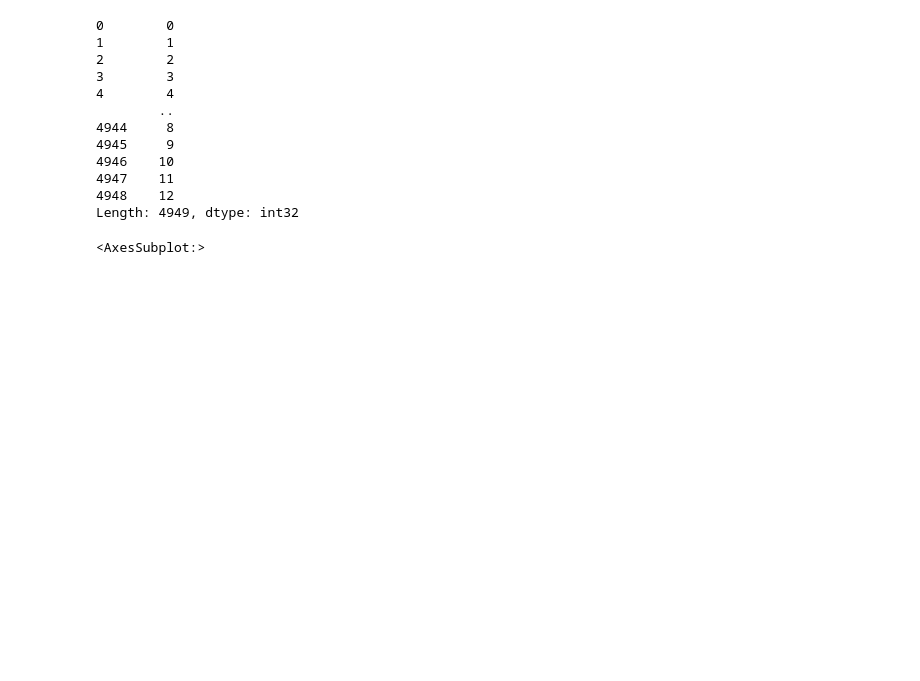
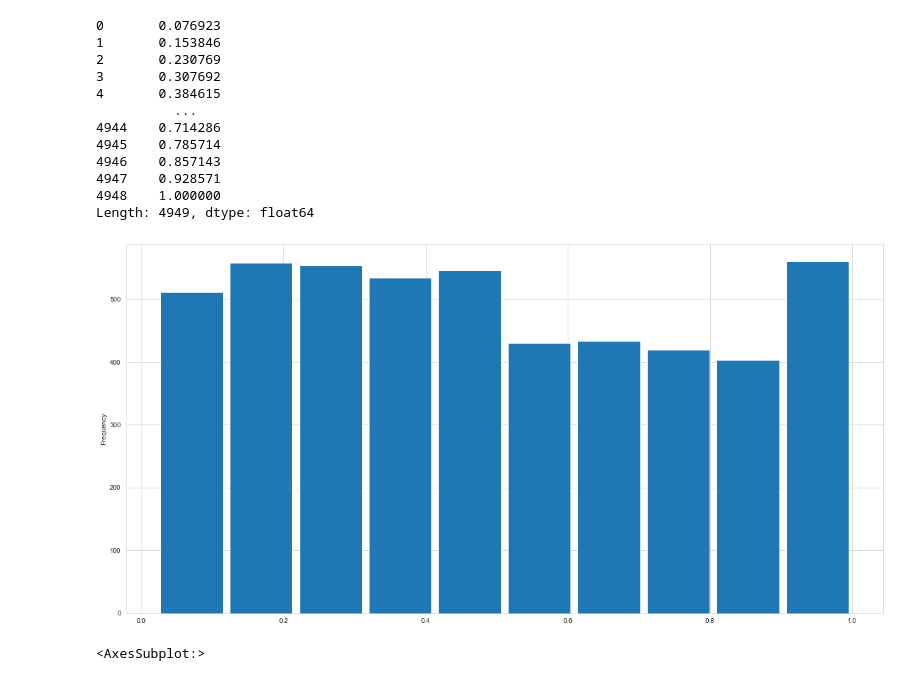
Before and after one commit to crispianm/SpotifySmartSort, a Jupyter notebook: regression/regression.ipynb, the cells around one changed output. Saved outputs shown, nothing was run; the diff lists cells and outputs as text; code cells hidden in the pictures; blank space fills up the shorter version.

```diff
--- a/regression/regression.ipynb
+++ b/regression/regression.ipynb
@@ -18,53 +18,55 @@ plt.rcParams['figure.figsize'] = (20, 10) # plot size
 # %%
 data = pd.read_csv("../data/data_timbre.csv")
 
-NUM_CLASSES = 12
+NUM_CLASSES = 10
 data['binary_order'] = (data['track_number']-1)%NUM_CLASSES # average number of tracks / album
 
 labels = data['binary_order']
 # data['labels'] = data['track_number']/data['total_tracks']
-labels = (data['track_number']/data['total_tracks'])*NUM_CLASSES
+labels = (data['track_number']/data['total_tracks'])
 
 columns_to_remove = ['binary_order',
                 'Unnamed: 0',
                 'Unnamed: 0.1',
                 'id',
                 'track_title',
                 'album_title',
                 'album_artist',
                 'track_number',
                 'total_tracks',
                 'order',
                 'key',
                 'mode',
                 'duration_ms',
                 'time_signature']
 
 data.drop(columns = columns_to_remove, axis = 1, inplace = True)
 
         # Train on:
         # Danceability, Energy, Loudness, Speechiness, Acousticness,
         # Instrumentalness, Liveness, Valence, Tempo,
 
         # Labels:
         # Track Number/Total Albums
 
 
 # data['labels'] = labels
-labels = labels.astype(int)
+# labels = labels.astype(int)
+labels.plot.hist(grid=True, bins=NUM_CLASSES, rwidth=0.9)
 labels
 # %% [output]
-0        0
-1        1
-2        2
-3        3
-4        4
-        ..
-4944     8
-4945     9
-4946    10
-4947    11
-4948    12
-Length: 4949, dtype: int32
+0       0.076923
+1       0.153846
+2       0.230769
+3       0.307692
+4       0.384615
+          ...
+4944    0.714286
+4945    0.785714
+4946    0.857143
+4947    0.928571
+4948    1.000000
+Length: 4949, dtype: float64
+[figure, added]
 # %%
 data.dropna(inplace = True)
```
Also changed, not shown: parts of 3 cells of this notebook, 2 other files.
